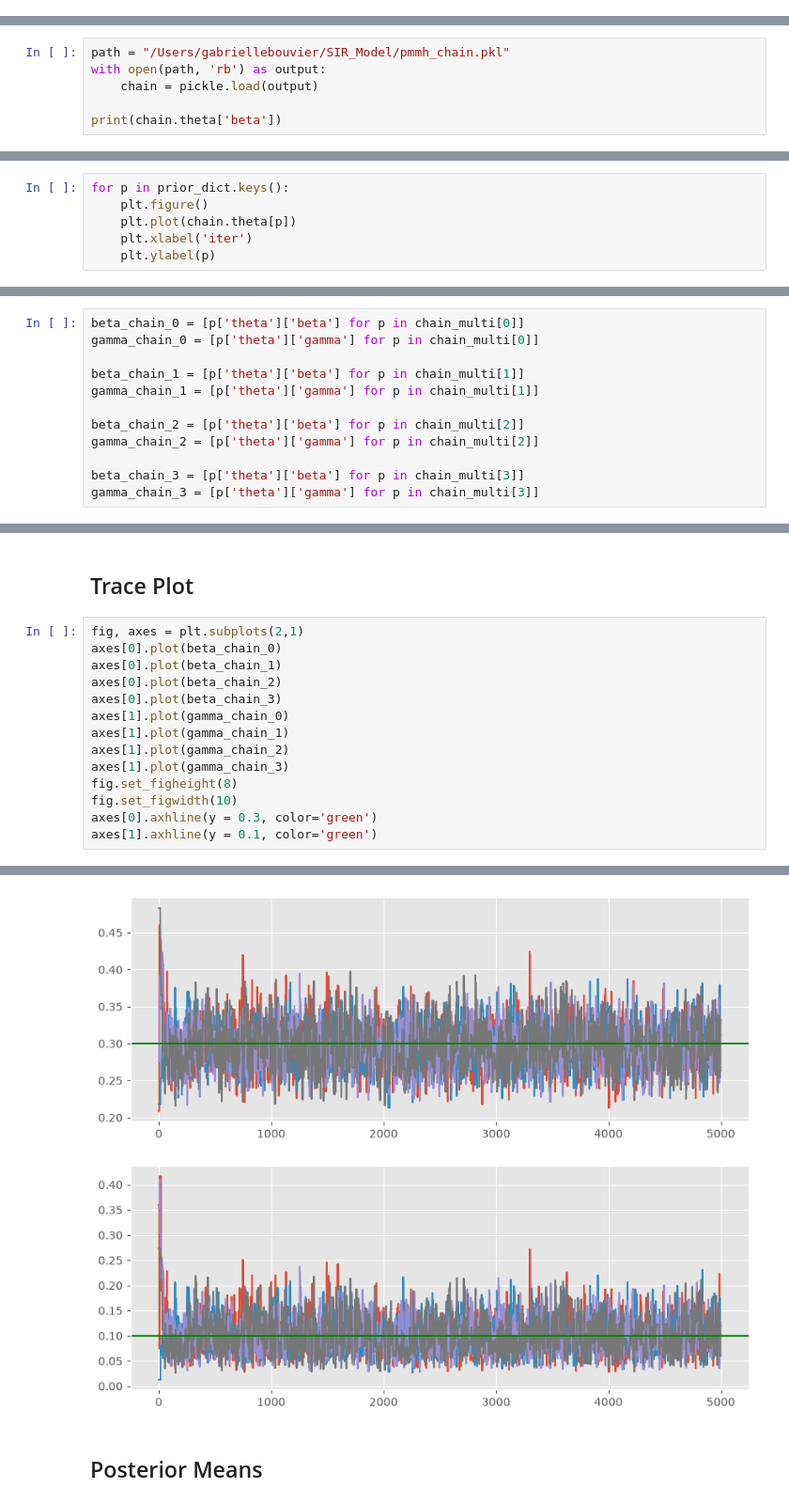
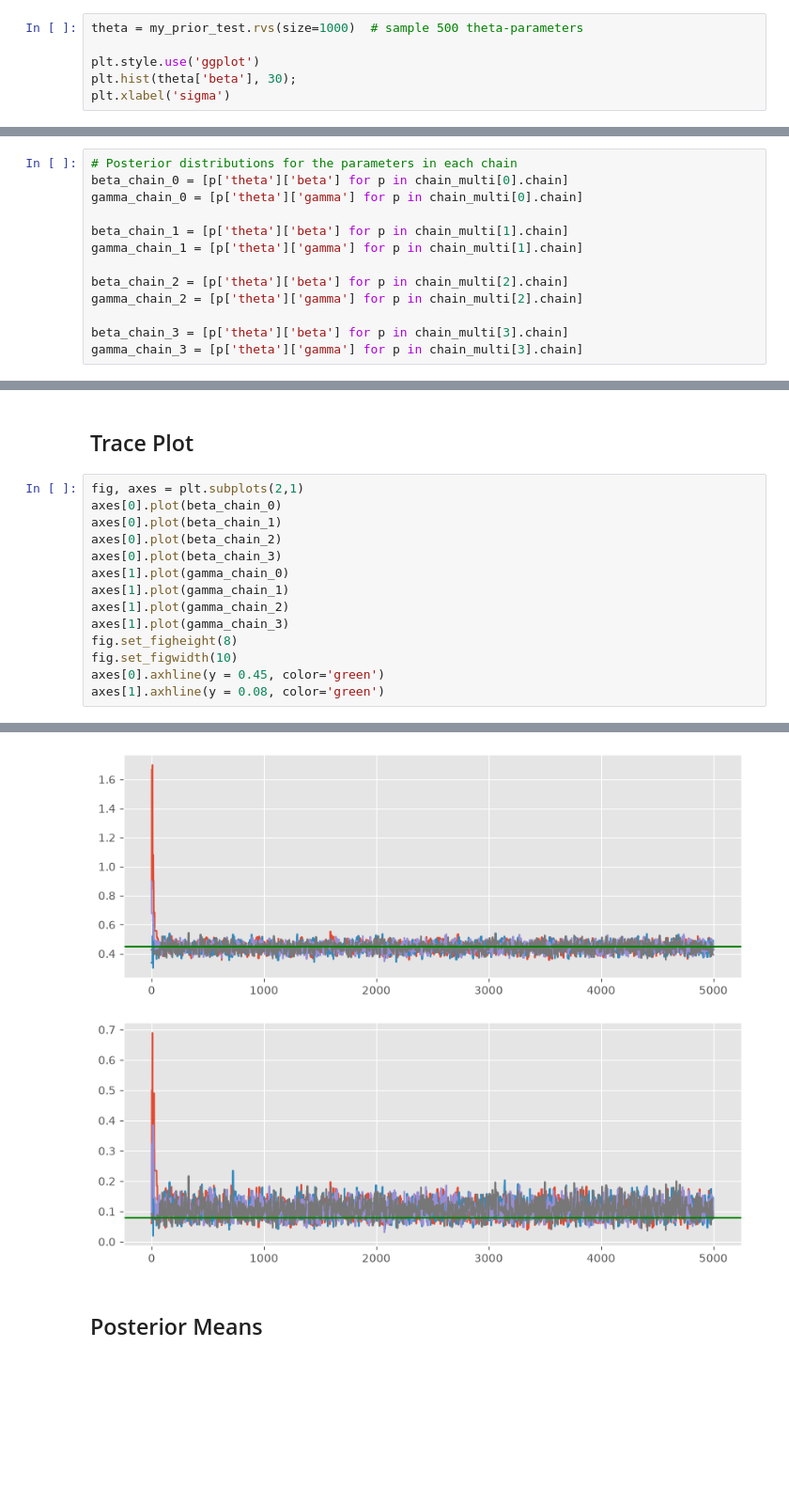
Before and after one commit to 19386928-oss/SIR_Model, a Jupyter notebook: src/particles/simulate_PMCMC.ipynb, the cells around one changed output, grey strips where cells are left out. Shown at 94% size. Cells and saved outputs as stored; diff of their text form; blank space fills up the shorter version.

```diff
--- a/src/particles/simulate_PMCMC.ipynb
+++ b/src/particles/simulate_PMCMC.ipynb
@@ -27,0 +28,6 @@ x, y = model.simulate(100)
+# %%
+theta = my_prior_test.rvs(size=1000)  # sample 500 theta-parameters
+
+plt.style.use('ggplot')
+plt.hist(theta['beta'], 30);
+plt.xlabel('sigma')
@@ -168,6 +190,0 @@ my_prior = ScalarStructDist(prior_dict)      # need this because 'dict' object h
-# %%
-path = "/Users/gabriellebouvier/SIR_Model/pmmh_chain.pkl"
-with open(path, 'rb') as output:
-    chain = pickle.load(output)
-
-print(chain.theta['beta'])
@@ -223,6 +190,0 @@ Max: 0.30590617079311816
-# %%
-for p in prior_dict.keys():
-    plt.figure()
-    plt.plot(chain.theta[p])
-    plt.xlabel('iter')
-    plt.ylabel(p)
@@ -247,12 +202,13 @@ with open(path_multi, 'rb') as output_multi:
 # %%
-beta_chain_0 = [p['theta']['beta'] for p in chain_multi[0]]
-gamma_chain_0 = [p['theta']['gamma'] for p in chain_multi[0]]
+# Posterior distributions for the parameters in each chain
+beta_chain_0 = [p['theta']['beta'] for p in chain_multi[0].chain]
+gamma_chain_0 = [p['theta']['gamma'] for p in chain_multi[0].chain]
 
-beta_chain_1 = [p['theta']['beta'] for p in chain_multi[1]]
-gamma_chain_1 = [p['theta']['gamma'] for p in chain_multi[1]]
+beta_chain_1 = [p['theta']['beta'] for p in chain_multi[1].chain]
+gamma_chain_1 = [p['theta']['gamma'] for p in chain_multi[1].chain]
 
-beta_chain_2 = [p['theta']['beta'] for p in chain_multi[2]]
-gamma_chain_2 = [p['theta']['gamma'] for p in chain_multi[2]]
+beta_chain_2 = [p['theta']['beta'] for p in chain_multi[2].chain]
+gamma_chain_2 = [p['theta']['gamma'] for p in chain_multi[2].chain]
 
-beta_chain_3 = [p['theta']['beta'] for p in chain_multi[3]]
-gamma_chain_3 = [p['theta']['gamma'] for p in chain_multi[3]]
+beta_chain_3 = [p['theta']['beta'] for p in chain_multi[3].chain]
+gamma_chain_3 = [p['theta']['gamma'] for p in chain_multi[3].chain]
@@ -289,19 +243,19 @@ plt.show()
 # %%
 fig, axes = plt.subplots(2,1)
 axes[0].plot(beta_chain_0)
 axes[0].plot(beta_chain_1)
 axes[0].plot(beta_chain_2)
 axes[0].plot(beta_chain_3)
 axes[1].plot(gamma_chain_0)
 axes[1].plot(gamma_chain_1)
 axes[1].plot(gamma_chain_2)
 axes[1].plot(gamma_chain_3)
 fig.set_figheight(8)
 fig.set_figwidth(10)
-axes[0].axhline(y = 0.3, color='green')
-axes[1].axhline(y = 0.1, color='green')
+axes[0].axhline(y = 0.45, color='green')
+axes[1].axhline(y = 0.08, color='green')
 # %% [output]
 <matplotlib.lines.Line2D at 0x...>
-[figure, old version]
+[figure, new version]
 # %% [markdown]
 ## Posterior Means
```
Also changed, not shown: parts of 42 cells of this notebook.
